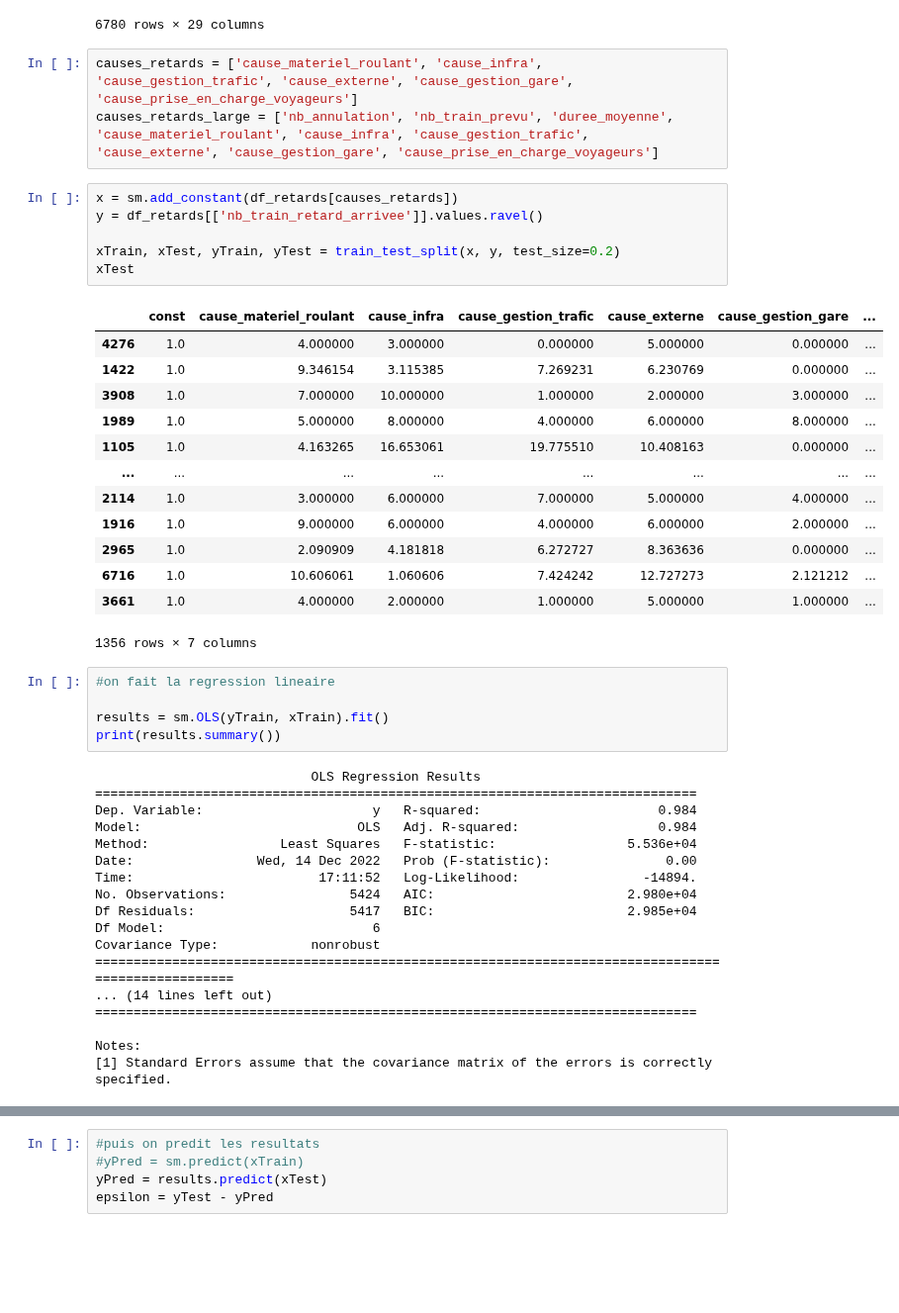
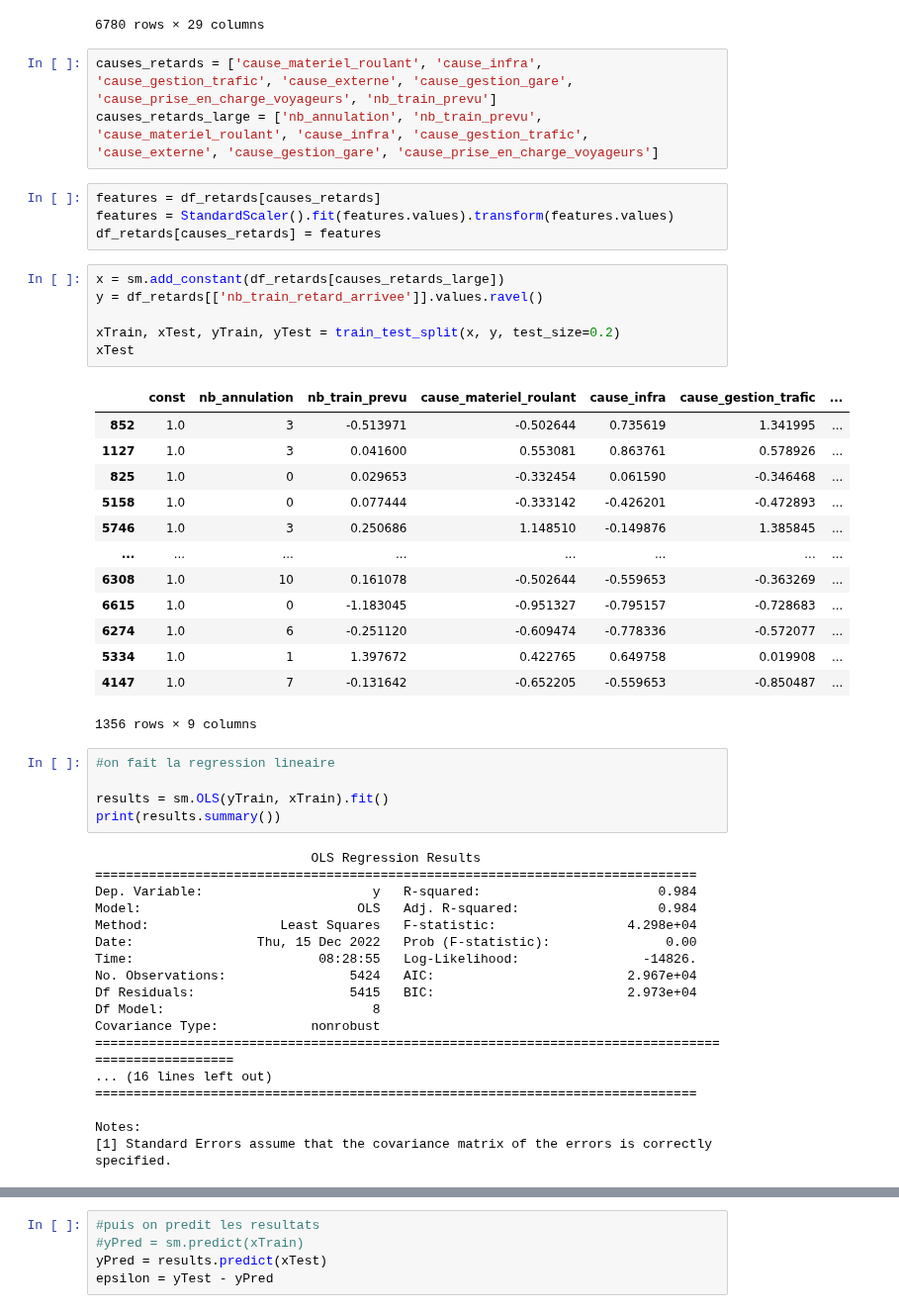
Before and after one commit to DiegoRenaud/Exercice, a Jupyter notebook: regression_lasso.ipynb, the cells around one changed output, grey strips where cells are left out. Shown at 99% size. Cells and saved outputs as stored; diff of their text form; blank space fills up the shorter version.

```diff
--- a/regression_lasso.ipynb
+++ b/regression_lasso.ipynb
@@ -89,28 +87,32 @@ df_retards
 | 6936 | 2022-08 | National | STRASBOURG | NANTES | 319 | 58 | 0 | ... |
 6780 rows × 29 columns
 # %%
-causes_retards = ['cause_materiel_roulant', 'cause_infra', 'cause_gestion_trafic', 'cause_externe', 'cause_gestion_gare', 'cause_prise_en_charge_voyageurs']
-causes_retards_large = ['nb_annulation', 'nb_train_prevu', 'duree_moyenne', 'cause_materiel_roulant', 'cause_infra', 'cause_gestion_trafic', 'cause_externe', 'cause_gestion_gare', 'cause_prise_en_charge_voyageurs']
+causes_retards = ['cause_materiel_roulant', 'cause_infra', 'cause_gestion_trafic', 'cause_externe', 'cause_gestion_gare', 'cause_prise_en_charge_voyageurs', 'nb_train_prevu']
+causes_retards_large = ['nb_annulation', 'nb_train_prevu', 'cause_materiel_roulant', 'cause_infra', 'cause_gestion_trafic', 'cause_externe', 'cause_gestion_gare', 'cause_prise_en_charge_voyageurs']
+# %%
+features = df_retards[causes_retards]
+features = StandardScaler().fit(features.values).transform(features.values)
+df_retards[causes_retards] = features
 # %%
-x = sm.add_constant(df_retards[causes_retards])
+x = sm.add_constant(df_retards[causes_retards_large])
 y = df_retards[['nb_train_retard_arrivee']].values.ravel()
 
 xTrain, xTest, yTrain, yTest = train_test_split(x, y, test_size=0.2)
 xTest
 # %% [output]
-|  | const | cause_materiel_roulant | cause_infra | cause_gestion_trafic | cause_externe | cause_gestion_gare | ... |
-| 4276 | 1.0 | 4.000000 | 3.000000 | 0.000000 | 5.000000 | 0.000000 | ... |
-| 1422 | 1.0 | 9.346154 | 3.115385 | 7.269231 | 6.230769 | 0.000000 | ... |
-| 3908 | 1.0 | 7.000000 | 10.000000 | 1.000000 | 2.000000 | 3.000000 | ... |
-| 1989 | 1.0 | 5.000000 | 8.000000 | 4.000000 | 6.000000 | 8.000000 | ... |
-| 1105 | 1.0 | 4.163265 | 16.653061 | 19.775510 | 10.408163 | 0.000000 | ... |
+|  | const | nb_annulation | nb_train_prevu | cause_materiel_roulant | cause_infra | cause_gestion_trafic | ... |
+| 852 | 1.0 | 3 | -0.513971 | -0.502644 | 0.735619 | 1.341995 | ... |
+| 1127 | 1.0 | 3 | 0.041600 | 0.553081 | 0.863761 | 0.578926 | ... |
+| 825 | 1.0 | 0 | 0.029653 | -0.332454 | 0.061590 | -0.346468 | ... |
+| 5158 | 1.0 | 0 | 0.077444 | -0.333142 | -0.426201 | -0.472893 | ... |
+| 5746 | 1.0 | 3 | 0.250686 | 1.148510 | -0.149876 | 1.385845 | ... |
 | ... | ... | ... | ... | ... | ... | ... | ... |
-| 2114 | 1.0 | 3.000000 | 6.000000 | 7.000000 | 5.000000 | 4.000000 | ... |
-| 1916 | 1.0 | 9.000000 | 6.000000 | 4.000000 | 6.000000 | 2.000000 | ... |
-| 2965 | 1.0 | 2.090909 | 4.181818 | 6.272727 | 8.363636 | 0.000000 | ... |
-| 6716 | 1.0 | 10.606061 | 1.060606 | 7.424242 | 12.727273 | 2.121212 | ... |
-| 3661 | 1.0 | 4.000000 | 2.000000 | 1.000000 | 5.000000 | 1.000000 | ... |
+| 6308 | 1.0 | 10 | 0.161078 | -0.502644 | -0.559653 | -0.363269 | ... |
+| 6615 | 1.0 | 0 | -1.183045 | -0.951327 | -0.795157 | -0.728683 | ... |
+| 6274 | 1.0 | 6 | -0.251120 | -0.609474 | -0.778336 | -0.572077 | ... |
+| 5334 | 1.0 | 1 | 1.397672 | 0.422765 | 0.649758 | 0.019908 | ... |
+| 4147 | 1.0 | 7 | -0.131642 | -0.652205 | -0.559653 | -0.850487 | ... |
-1356 rows × 7 columns
+1356 rows × 9 columns
 # %%
 #on fait la regression lineaire
 
@@ -121,15 +123,15 @@ print(results.summary())
 ==============================================================================
 Dep. Variable:                      y   R-squared:                       0.984
 Model:                            OLS   Adj. R-squared:                  0.984
-Method:                 Least Squares   F-statistic:                 5.536e+04
-Date:                Wed, 14 Dec 2022   Prob (F-statistic):               0.00
-Time:                        17:11:52   Log-Likelihood:                -14894.
-No. Observations:                5424   AIC:                         2.980e+04
-Df Residuals:                    5417   BIC:                         2.985e+04
-Df Model:                           6
+Method:                 Least Squares   F-statistic:                 4.298e+04
+Date:                Thu, 15 Dec 2022   Prob (F-statistic):               0.00
+Time:                        08:28:55   Log-Likelihood:                -14826.
+No. Observations:                5424   AIC:                         2.967e+04
+Df Residuals:                    5415   BIC:                         2.973e+04
+Df Model:                           8
 Covariance Type:            nonrobust
 ===================================================================================================
-... (14 lines left out)
+... (16 lines left out)
 ==============================================================================
 
 Notes:
```
Also changed, not shown: parts of 10 cells of this notebook.
